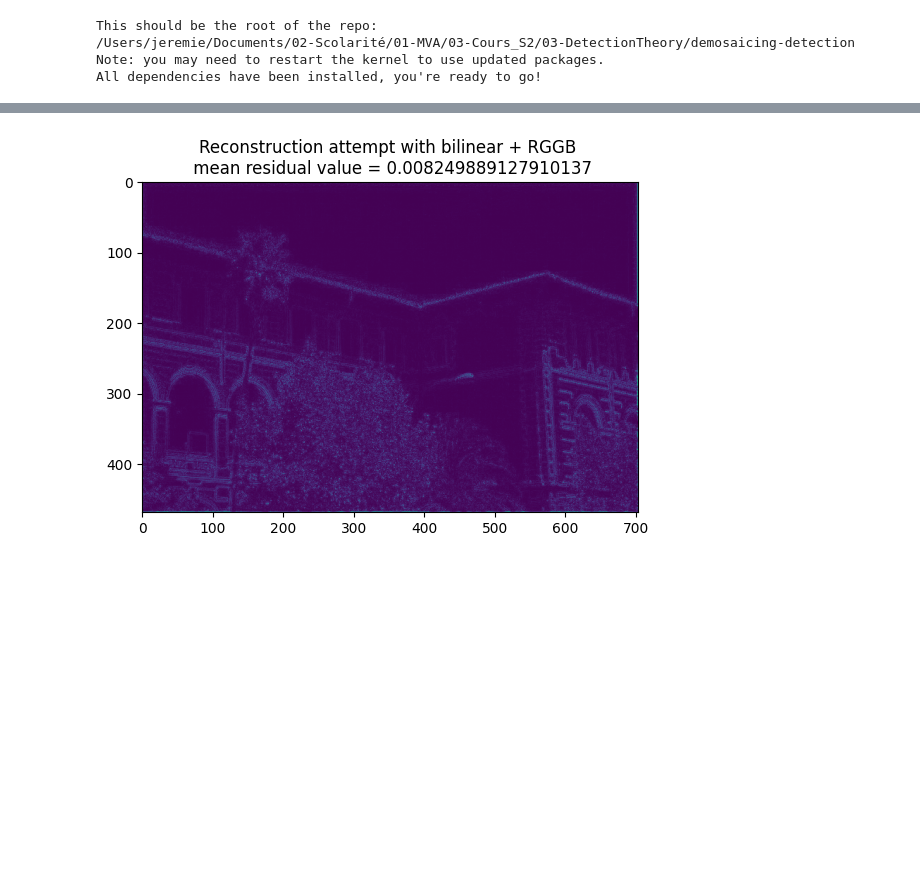
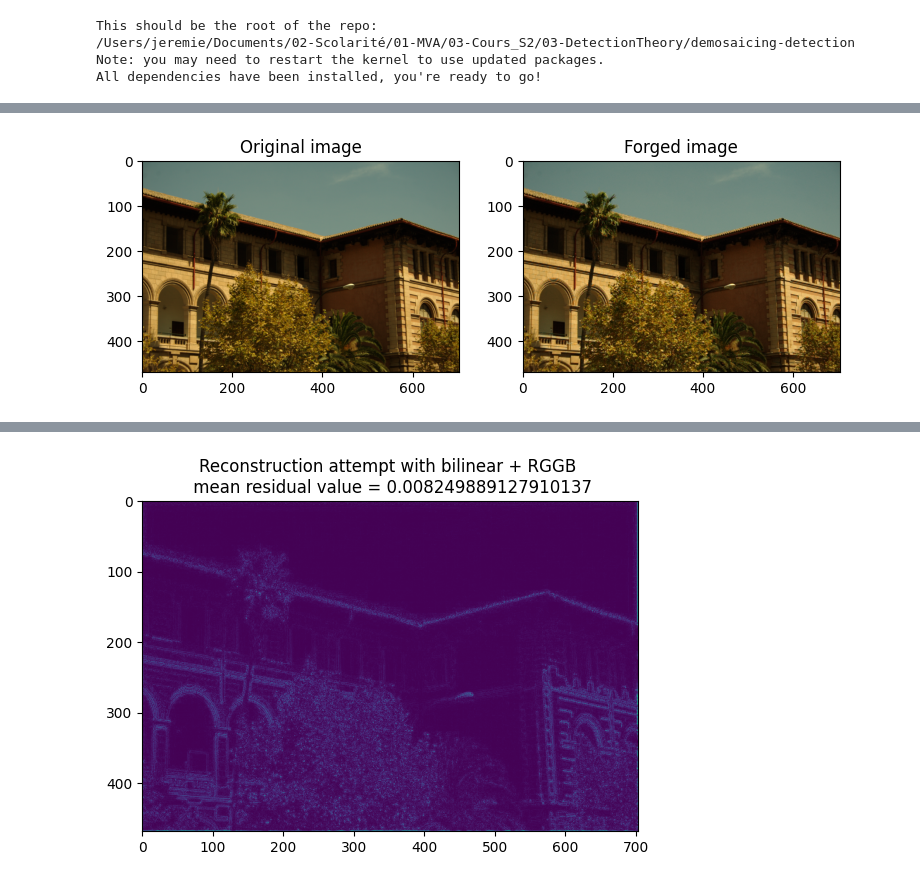
Before and after one commit to DentanJeremie/demosaicing-detection, a Jupyter notebook: doc/configuration_detection_demonstration.ipynb, the cells around one changed output, grey strips where cells are left out. Drawn from its saved outputs; the diff is of its cells as text; code cells hidden in the pictures; blank space fills up the shorter version.

```diff
--- a/doc/configuration_detection_demonstration.ipynb
+++ b/doc/configuration_detection_demonstration.ipynb
@@ -111,3 +121,22 @@ To do so, we will use the method of the paper: divide the image in 2x2 blocks, a
 # %%
 # Fixing random generator for reproducibility
 np.random.seed(42)
+# %%
+# Generating the image
+image = no_noise_dataset[0]
+demosaiced_image = forge(
+    image,
+    demosaicing_algo='malvar',
+    pattern='GRBG',
+    jpeg_compression=None,
+)
+
+fig, axes = plt.subplots(nrows=1, ncols=2, figsize=(9,6))
+for img, title, ax in zip([image, demosaiced_image], ['Original image', 'Forged image'], axes.flatten()):
+    ax.imshow(img)
+    ax.set_title(title)
+
+plt.show()
+plt.close()
+# %% [output]
+[figure, added]
```
Also changed, not shown: parts of 24 cells of this notebook, 2 other files.
